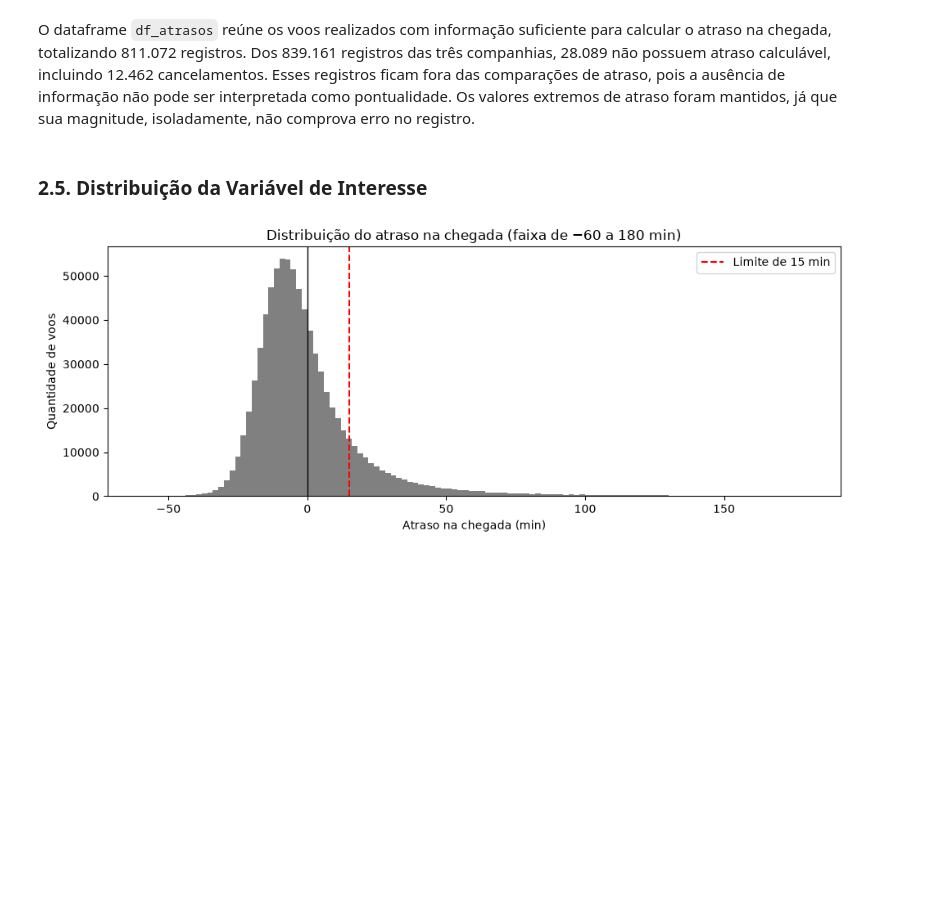
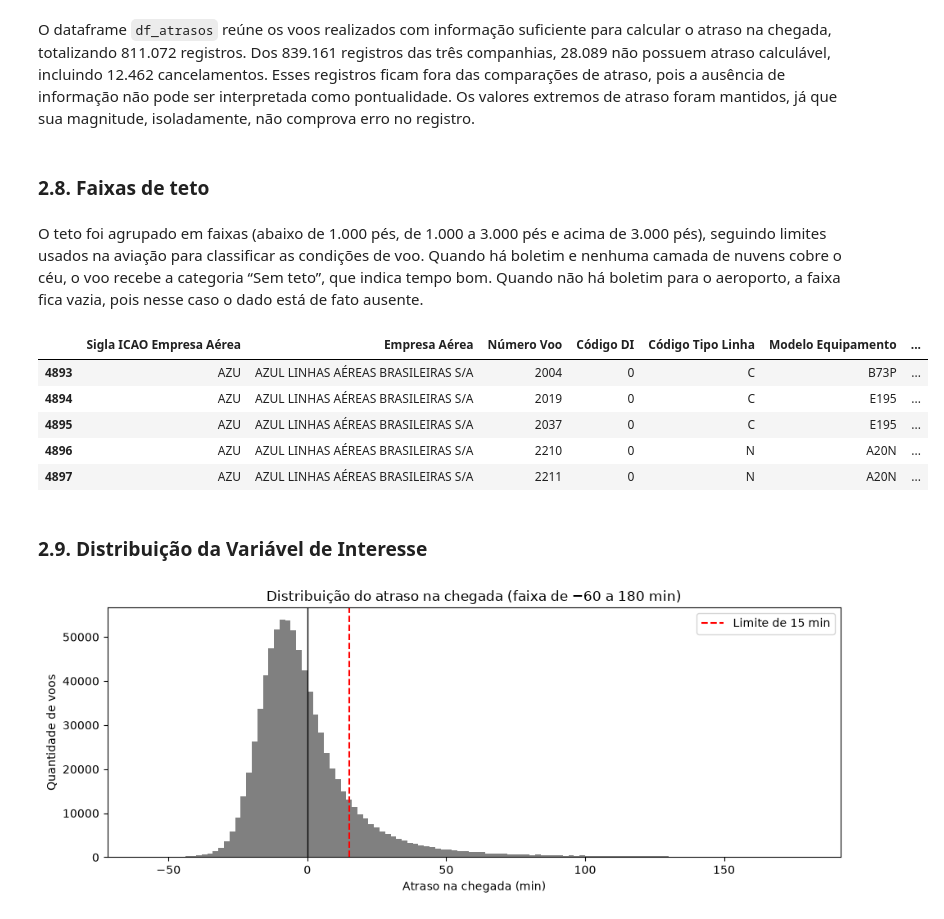
Before and after one commit to Matex0406/Projeto_2_CB, a Jupyter notebook: Projeto_2_CB.ipynb, the cells around one changed output. Drawn from its saved outputs; the diff is of its cells as text; code cells hidden in the pictures; blank space fills up the shorter version.

```diff
--- a/Projeto_2_CB.ipynb
+++ b/Projeto_2_CB.ipynb
@@ -249,7 +425,31 @@ Voos na análise de atrasos: 811072
 # %% [markdown]
 O dataframe `df_atrasos` reúne os voos realizados com informação suficiente para calcular o atraso na chegada, totalizando 811.072 registros. Dos 839.161 registros das três companhias, 28.089 não possuem atraso calculável, incluindo 12.462 cancelamentos. Esses registros ficam fora das comparações de atraso, pois a ausência de informação não pode ser interpretada como pontualidade. Os valores extremos de atraso foram mantidos, já que sua magnitude, isoladamente, não comprova erro no registro.
+# %% [markdown]
+### 2.8. Faixas de teto
+# %%
+def faixa_teto(teto, tem_metar):
+    faixa = pd.cut(teto, bins=[0, 1000, 3000, np.inf], right=False,
+                   labels=["Abaixo de 1.000 pés", "1.000 a 3.000 pés", "Acima de 3.000 pés"]).astype(object)
+    faixa[tem_metar & teto.isna()] = "Sem teto"   # boletim existe, céu aberto
+    return faixa                                   # continua vazio quando não há boletim
+
+for lado in ["origem", "destino"]:
+    df_atrasos[f"teto_faixa_{lado}"] = faixa_teto(
+        df_atrasos[f"teto_pes_{lado}"], df_atrasos[f"hora_metar_{lado}"].notna()
+    )
+# %% [markdown]
+O teto foi agrupado em faixas (abaixo de 1.000 pés, de 1.000 a 3.000 pés e acima de 3.000 pés), seguindo limites usados na aviação para classificar as condições de voo. Quando há boletim e nenhuma camada de nuvens cobre o céu, o voo recebe a categoria “Sem teto”, que indica tempo bom. Quando não há boletim para o aeroporto, a faixa fica vazia, pois nesse caso o dado está de fato ausente.
+# %%
+df_atrasos.head()
+# %% [output]
+|  | Sigla ICAO Empresa Aérea | Empresa Aérea | Número Voo | Código DI | Código Tipo Linha | Modelo Equipamento | ... |
+| 4893 | AZU | AZUL LINHAS AÉREAS BRASILEIRAS S/A | 2004 | 0 | C | B73P | ... |
+| 4894 | AZU | AZUL LINHAS AÉREAS BRASILEIRAS S/A | 2019 | 0 | C | E195 | ... |
+| 4895 | AZU | AZUL LINHAS AÉREAS BRASILEIRAS S/A | 2037 | 0 | C | E195 | ... |
+| 4896 | AZU | AZUL LINHAS AÉREAS BRASILEIRAS S/A | 2210 | 0 | N | A20N | ... |
+| 4897 | AZU | AZUL LINHAS AÉREAS BRASILEIRAS S/A | 2211 | 0 | N | A20N | ... |
 # %% [markdown]
-### 2.5. Distribuição da Variável de Interesse
+### 2.9. Distribuição da Variável de Interesse
 # %%
 atraso = df_atrasos["atraso_chegada"]
 faixa = atraso.between(-60, 180)
```
Also changed, not shown: parts of 16 cells of this notebook, 21 other files.
